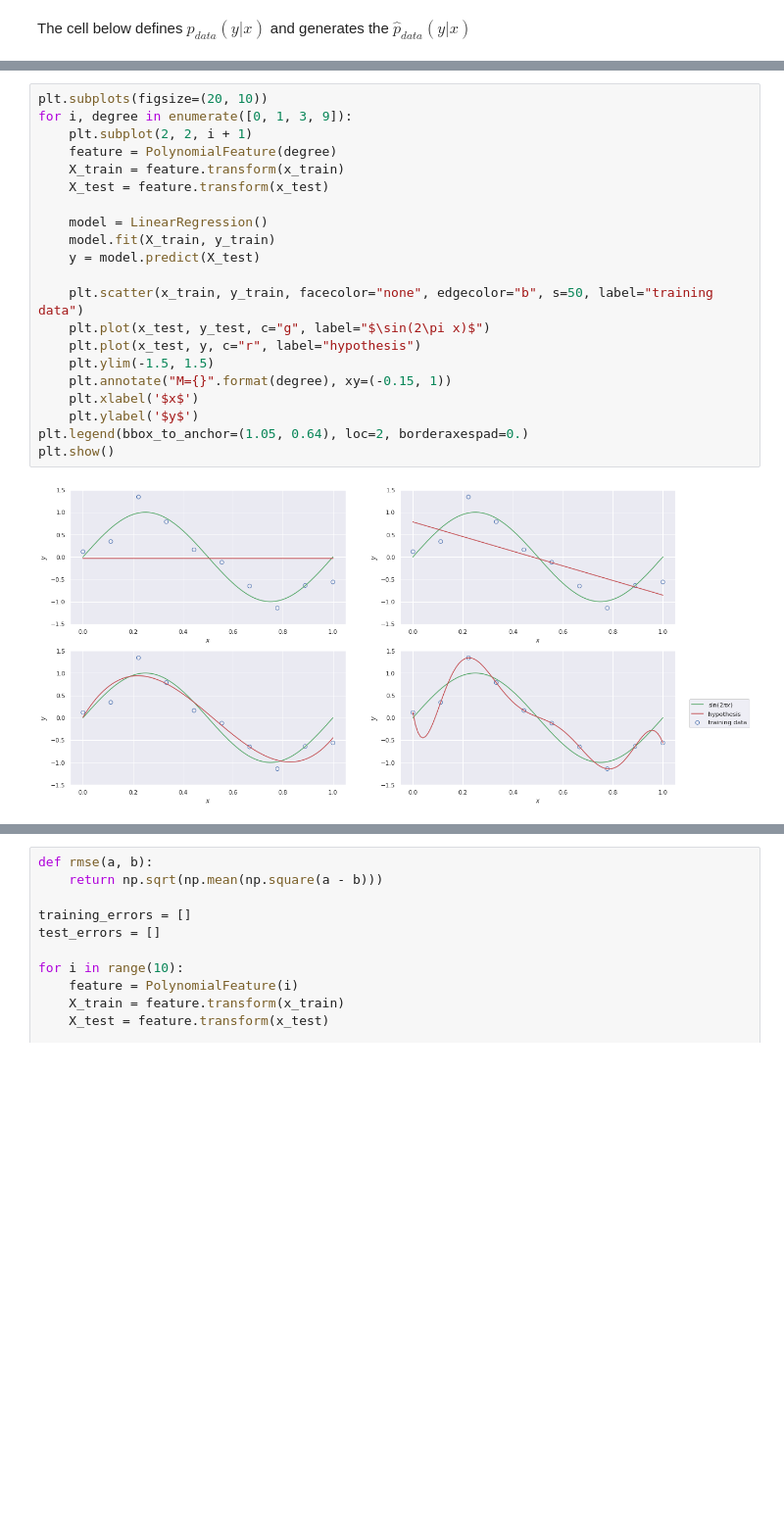
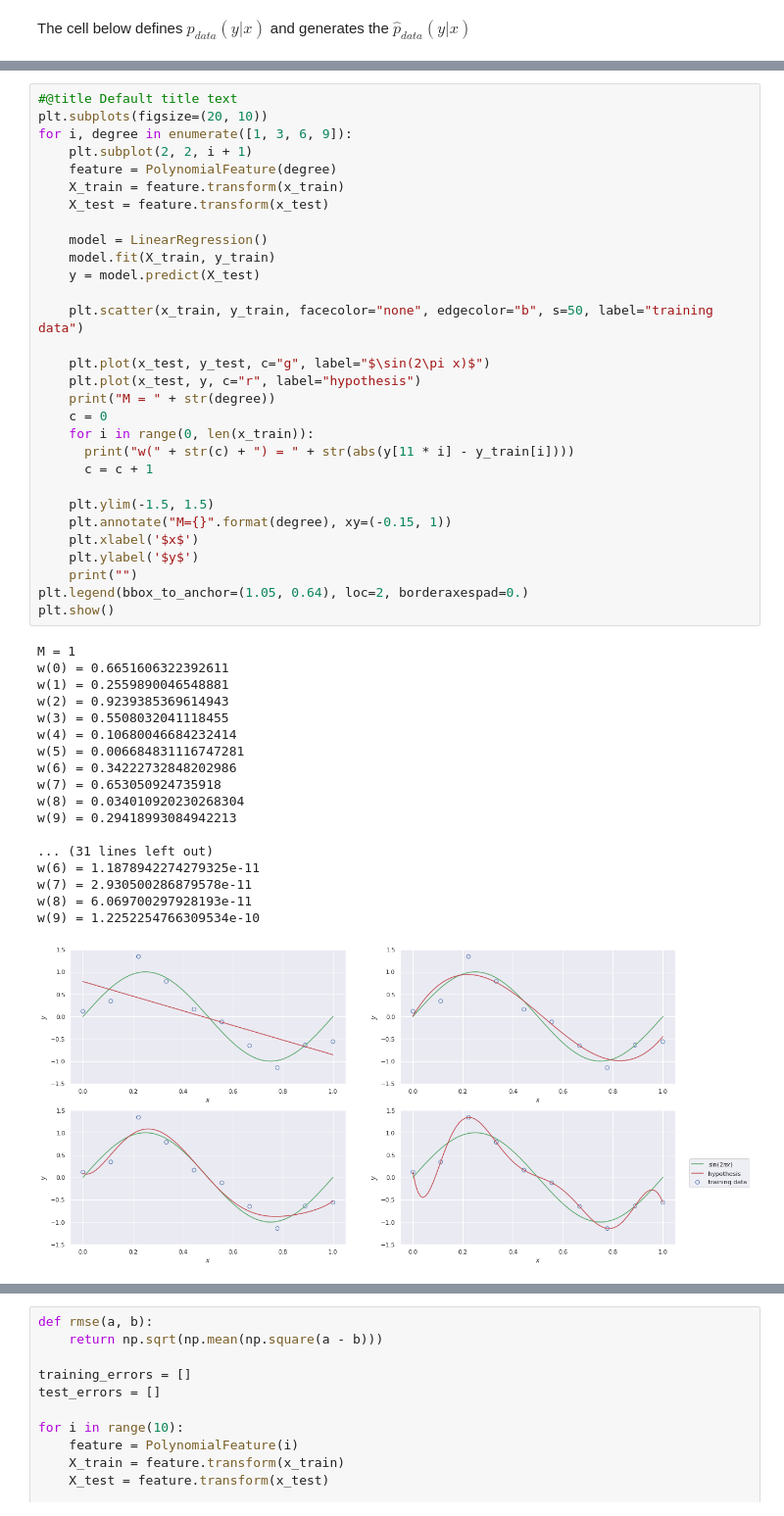
Before and after one commit to EJZ07/CS301_Ch1_Introduction, a Jupyter notebook: ch01_Introduction.ipynb, the cells around one changed output, grey strips where cells are left out. Shown: that part at 98% size. Cells and saved outputs as stored; diff of their text form; blank space fills up the shorter version.

```diff
--- a/ch01_Introduction.ipynb
+++ b/ch01_Introduction.ipynb
@@ -100,23 +157,49 @@ plt.show()
 # %%
+#@title Default title text
 plt.subplots(figsize=(20, 10))
-for i, degree in enumerate([0, 1, 3, 9]):
+for i, degree in enumerate([1, 3, 6, 9]):
     plt.subplot(2, 2, i + 1)
     feature = PolynomialFeature(degree)
     X_train = feature.transform(x_train)
     X_test = feature.transform(x_test)
 
     model = LinearRegression()
     model.fit(X_train, y_train)
     y = model.predict(X_test)
 
     plt.scatter(x_train, y_train, facecolor="none", edgecolor="b", s=50, label="training data")
+
     plt.plot(x_test, y_test, c="g", label="$\sin(2\pi x)$")
     plt.plot(x_test, y, c="r", label="hypothesis")
+    print("M = " + str(degree))
+    c = 0
+    for i in range(0, len(x_train)):
+      print("w(" + str(c) + ") = " + str(abs(y[11 * i] - y_train[i])))
+      c = c + 1
+
     plt.ylim(-1.5, 1.5)
     plt.annotate("M={}".format(degree), xy=(-0.15, 1))
     plt.xlabel('$x$')
     plt.ylabel('$y$')
+    print("")
 plt.legend(bbox_to_anchor=(1.05, 0.64), loc=2, borderaxespad=0.)
 plt.show()
 # %% [output]
+M = 1
+w(0) = 0.6651606322392611
+w(1) = 0.2559890046548881
+w(2) = 0.9239385369614943
+w(3) = 0.5508032041118455
+w(4) = 0.10680046684232414
+w(5) = 0.006684831116747281
+w(6) = 0.34222732848202986
+w(7) = 0.653050924735918
+w(8) = 0.034010920230268304
+w(9) = 0.29418993084942213
+
+... (31 lines left out)
+w(6) = 1.1878942274279325e-11
+w(7) = 2.930500286879578e-11
+w(8) = 6.069700297928193e-11
+w(9) = 1.2252254766309534e-10
-[figure, old version]
+[figure, new version]
```
Also changed, not shown: parts of 6 cells of this notebook.
